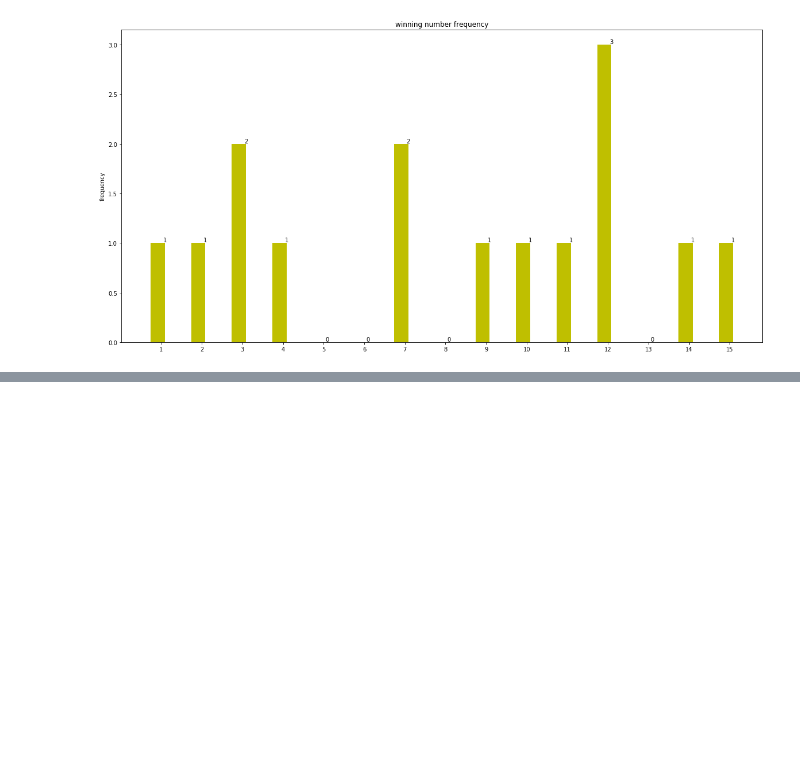
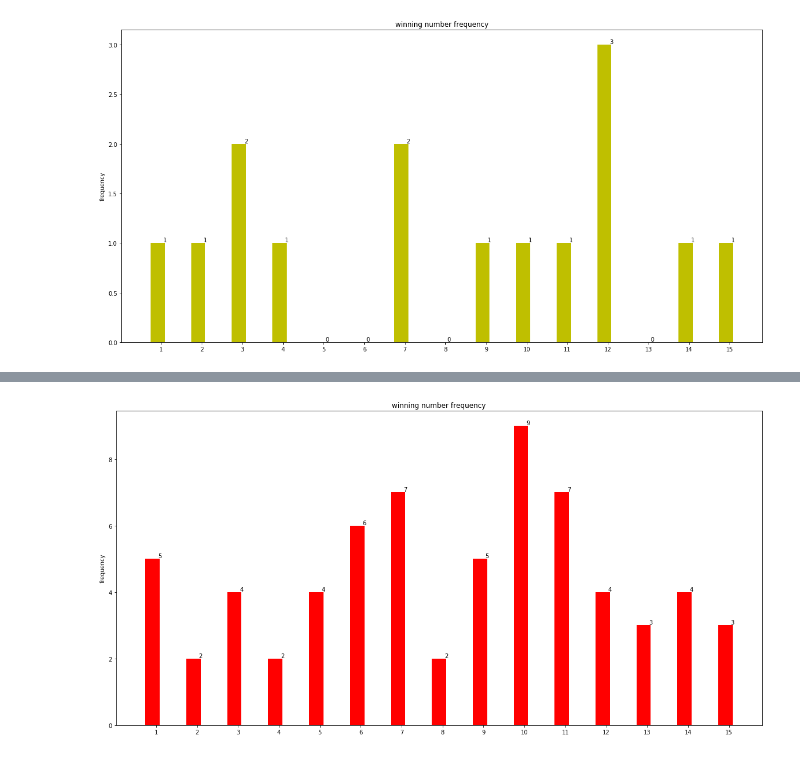
Before and after one commit to c0kanha/megamillions, a Jupyter notebook: 0025 four bar graph.ipynb, the cells around one changed output, grey strips where cells are left out. Saved outputs shown, nothing was run; the diff lists cells and outputs as text; code cells hidden in the pictures; blank space fills up the shorter version.

```diff
--- a/0025 four bar graph.ipynb
+++ b/0025 four bar graph.ipynb
@@ -158,0 +144,30 @@ Timestamp('2017-09-04 00:00:00')
+# %%
+N = 15
+
+ind = np.arange(N)  # the x locations for the groups
+width = 0.35       # the width of the bars
+
+
+fig, ax = plt.subplots(figsize=(20,10))
+rects1 = ax.bar(ind, y2, width, color='r')
+
+# add some text for labels, title and axes ticks
+ax.set_ylabel('frequency')
+ax.set_title('winning number frequency')
+ax.set_xticks(ind + width/4)
+ax.set_xticklabels((ind + 1))
+
+def autolabel(rects):
+    for rect in rects:
+        ax.text(rect.get_x() + rect.get_width(),
+                rect.get_height(),
+                int(rect.get_height()),
+                ha='center',
+                va='bottom')
+
+
+autolabel(rects1)
+
+plt.show()
+# %% [output]
+[figure, added]
```
Also changed, not shown: parts of 6 cells of this notebook.
